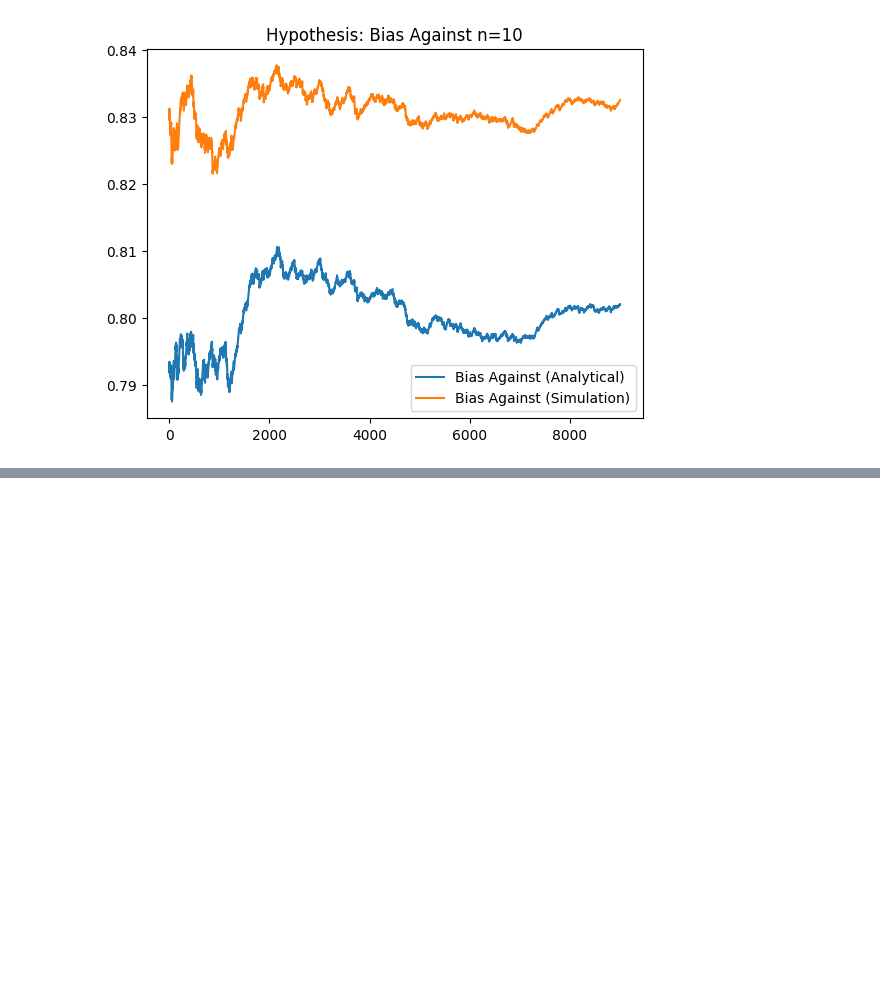
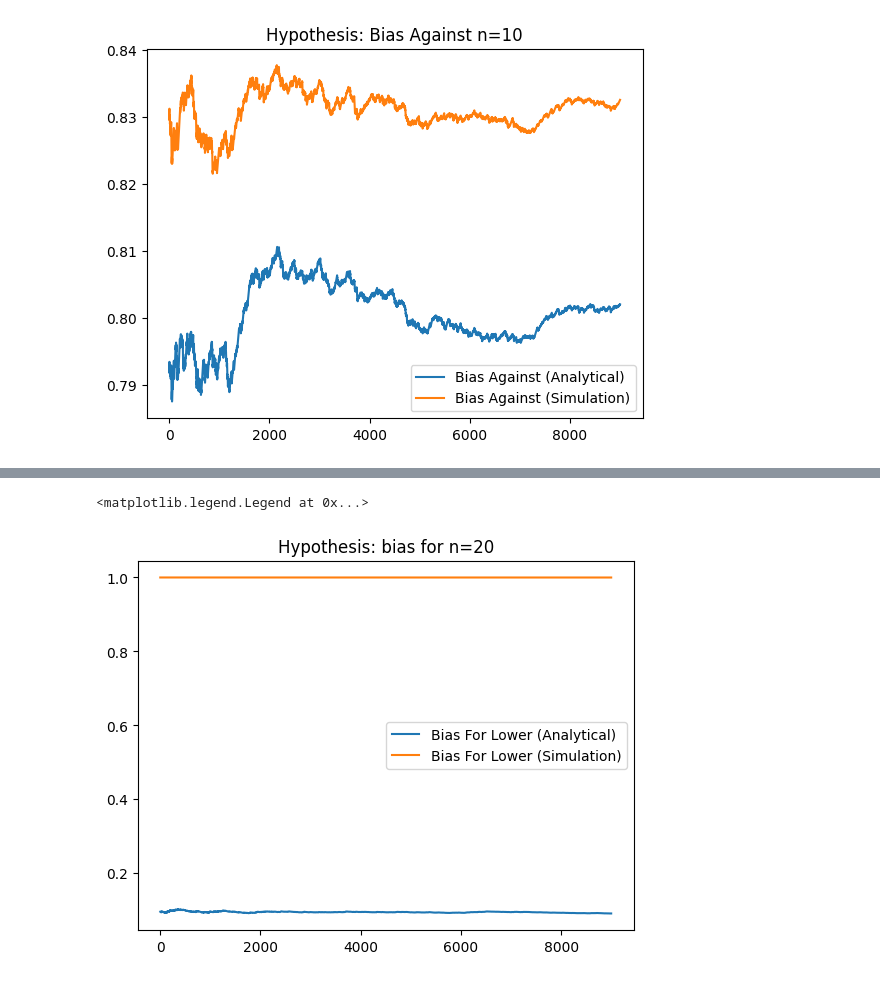
Before and after one commit to javmencia/RelativeBelief, a Jupyter notebook: RegressionModel.ipynb, the cells around one changed output, grey strips where cells are left out. Saved outputs shown, nothing was run; the diff lists cells and outputs as text; code cells hidden in the pictures; blank space fills up the shorter version.

```diff
--- a/RegressionModel.ipynb
+++ b/RegressionModel.ipynb
@@ -182,0 +266,43 @@ plt.show()
+# %%
+bias_forlower = idata.posterior['logBR_prior_pdl'].values.ravel() > 0
+bias_forupper = idata.posterior['logBR_prior_pdu'].values.ravel() > 0
+tl = bias_forlower.shape[0]
+tu = bias_forupper.shape[0]
+burn = 1000
+bias_for_mcilower = bias_forlower.cumsum()/np.arange(1,tl+1)
+bias_for_mciupper = bias_forupper.cumsum()/np.arange(1,tu+1)
+
+
+use = 1000  # Number of samples to use
+
+# Extract posterior samples
+mu_samples = idata.posterior['mu'][:, :, 0].values.ravel()[:1000]  # Use 1000 samples
+xl_samples = idata.posterior['y_l'].values  # Shape (chains, draws, n)
+xu_samples = idata.posterior['y_u'].values  # Shape (chains, draws, n)
+
+
+# Compute log likelihoods for all samples at once
+marginal_likelihoods_lower = normal_logp_np(xl_samples[:, :, :, np.newaxis], mu_samples, 1).sum(axis=2)
+marginal_likelihoods_upper = normal_logp_np(xu_samples[:, :, :, np.newaxis], mu_samples, 1).sum(axis=2)
+
+# Average the likelihoods over the samples
+log_marginal_likelihoods_lower = np.log(np.exp(marginal_likelihoods_lower).mean(axis=-1)).ravel()
+log_marginal_likelihoods_upper = np.log(np.exp(marginal_likelihoods_upper).mean(axis=-1)).ravel()
+
+# Compute biases
+likelihood_prior_pd_lower = idata.posterior['likelihood_prior_pdl'].values.ravel()
+likelihood_prior_pd_upper = idata.posterior['likelihood_prior_pdu '].values.ravel()
+
+bias_for_ml_lower = (likelihood_prior_pd_lower - log_marginal_likelihoods_lower) >= 0
+bias_for_ml_upper = (likelihood_prior_pd_upper - log_marginal_likelihoods_upper) >= 0
+
+bias_for_ml_mci_lower = bias_for_ml_lower.cumsum() / np.arange(1, len(bias_for_ml_lower) + 1)
+bias_for_ml_mci_upper = bias_for_ml_upper.cumsum() / np.arange(1, len(bias_for_ml_upper) + 1)
+
+plt.plot(bias_for_mcilower[burn:], label='Bias For Lower (Analytical)')
+plt.plot(bias_for_ml_mci_lower[burn:], label='Bias For Lower (Simulation)')
+plt.title("Hypothesis: bias for n={}".format(n))
+plt.legend()
+# %% [output]
+<matplotlib.legend.Legend at 0x...>
+[figure, added]
```
Also changed, not shown: parts of 4 cells of this notebook.
